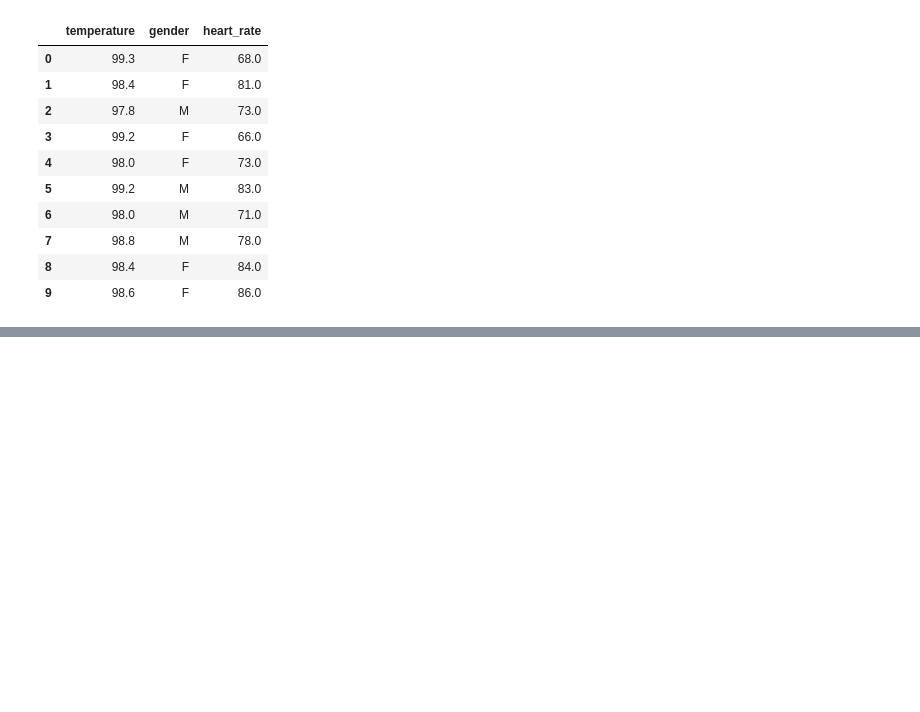
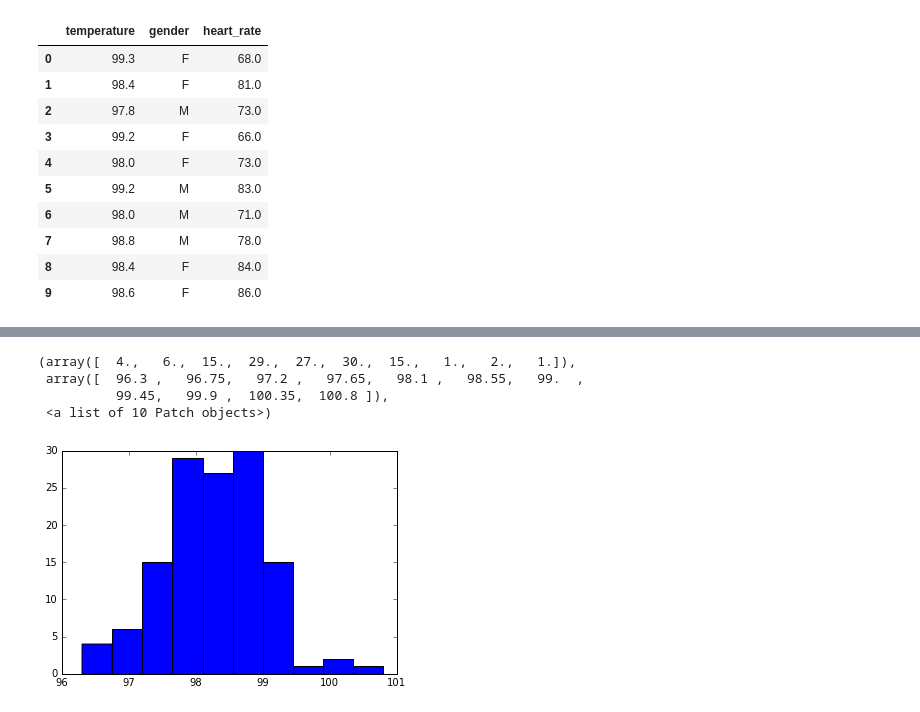
Before and after one commit to papapana/data_science, a Jupyter notebook: exercises/inference/human_temp/sliderule_dsi_inferential_statistics_exercise_1.ipynb, the cells around one changed output, grey strips where cells are left out. Saved outputs shown, nothing was run; the diff lists cells and outputs as text; code cells hidden in the pictures; blank space fills up the shorter version.

```diff
--- a/exercises/inference/human_temp/sliderule_dsi_inferential_statistics_exercise_1.ipynb
+++ b/exercises/inference/human_temp/sliderule_dsi_inferential_statistics_exercise_1.ipynb
@@ -179,0 +103,11 @@ p-value of t statistic is 1.20531602078e-07
+# %%
+# Exploring by doing a plot
+# Seems like normal but skewed
+#df.temperature.plot(kind='hist')
+plt.hist(df.temperature)
+# %% [output]
+(array([  4.,   6.,  15.,  29.,  27.,  30.,  15.,   1.,   2.,   1.]),
+ array([  96.3 ,   96.75,   97.2 ,   97.65,   98.1 ,   98.55,   99.  ,
+          99.45,   99.9 ,  100.35,  100.8 ]),
+ <a list of 10 Patch objects>)
+[figure, added]
```
Also changed, not shown: parts of 44 cells of this notebook, 4 other files.
